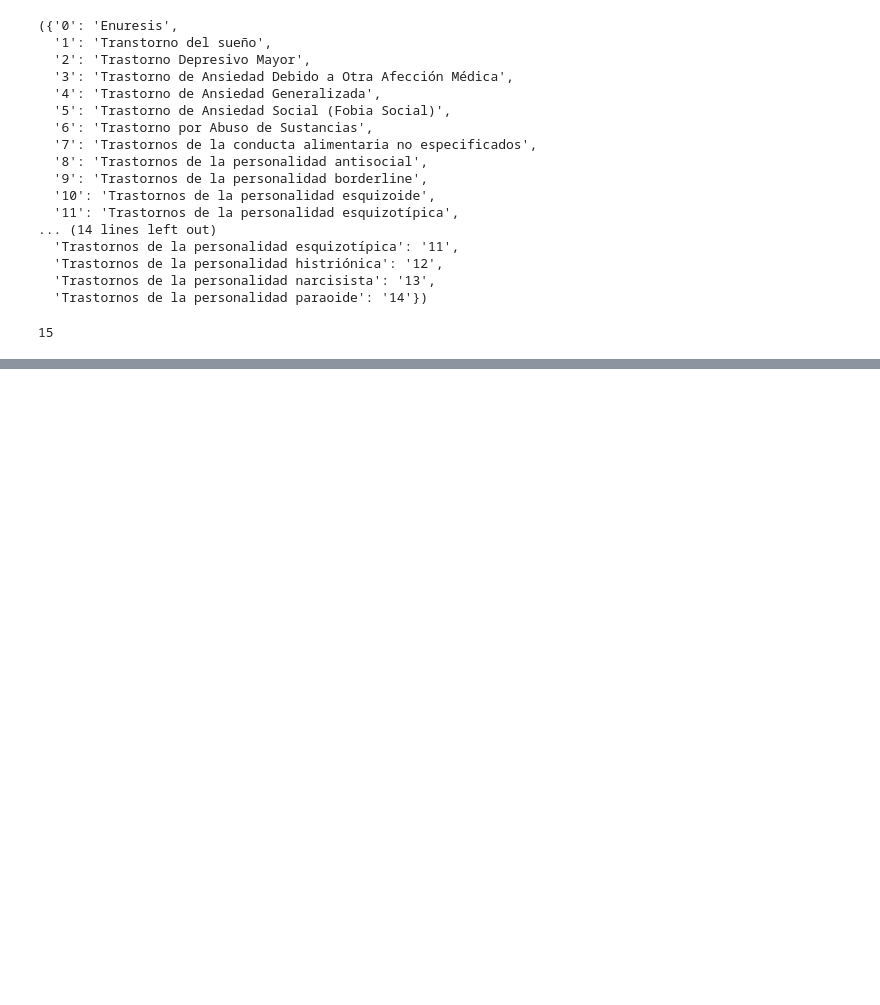
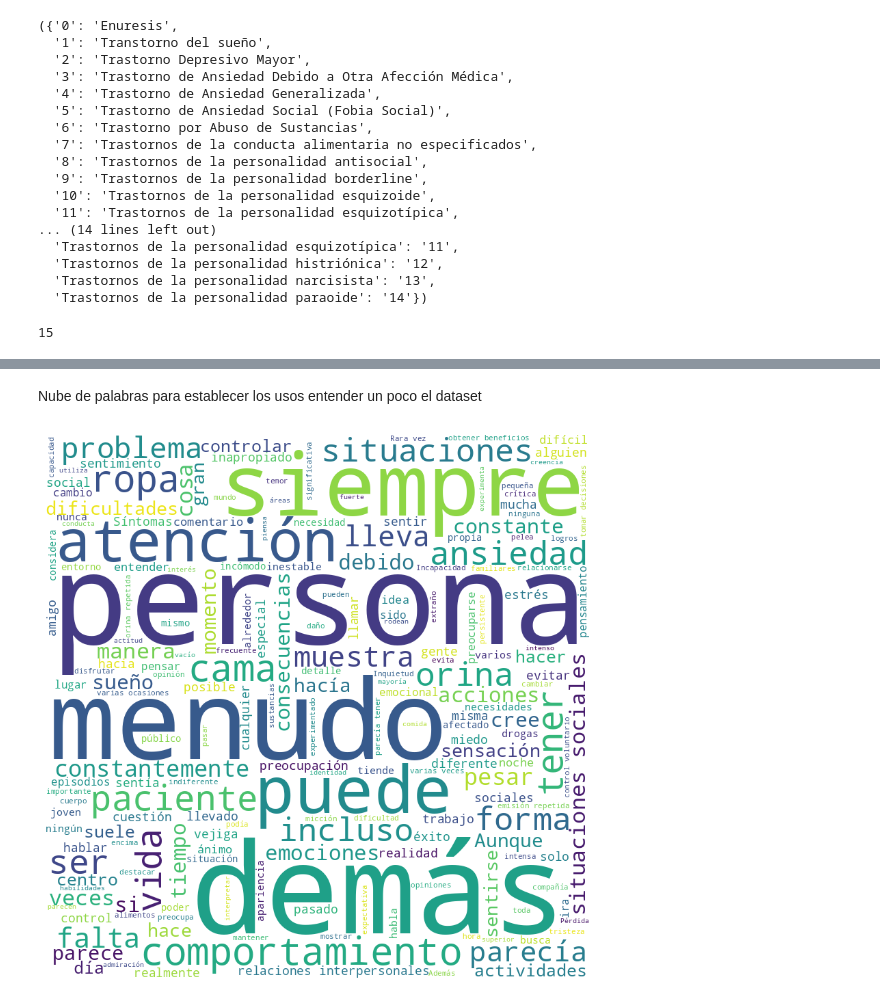
Before and after one commit to edmenciab733/PINV15-673, a Jupyter notebook: diagnostico_trastornos_edgar.ipynb, the cells around one changed output, grey strips where cells are left out. Saved outputs shown, nothing was run; the diff lists cells and outputs as text; code cells hidden in the pictures; blank space fills up the shorter version.

```diff
--- a/diagnostico_trastornos_edgar.ipynb
+++ b/diagnostico_trastornos_edgar.ipynb
@@ -106,0 +149,14 @@ dataset = Dataset.from_pandas(data)
+# %% [markdown]
+Nube de palabras para establecer los usos entender un poco el dataset
+# %%
+def nube_palabras(all_text):
+  wordcloud = WordCloud(width = 800, height = 800,
+                  background_color ='white',
+                  stopwords = stopwords,
+                  min_font_size = 10).generate(all_text)
+
+  plt.figure(figsize = (8, 8), facecolor = None)
+  plt.imshow(wordcloud)
+  plt.axis("off")
+  plt.tight_layout(pad = 0)
+  plt.show()
@@ -106,0 +165,6 @@ dataset = Dataset.from_pandas(data)
+# %%
+all_text = ' '.join(list(data["Síntoma"].values))
+nube_palabras(all_text)
+del all_text
+# %% [output]
+[figure, added]
```
Also changed, not shown: parts of 34 cells of this notebook.
